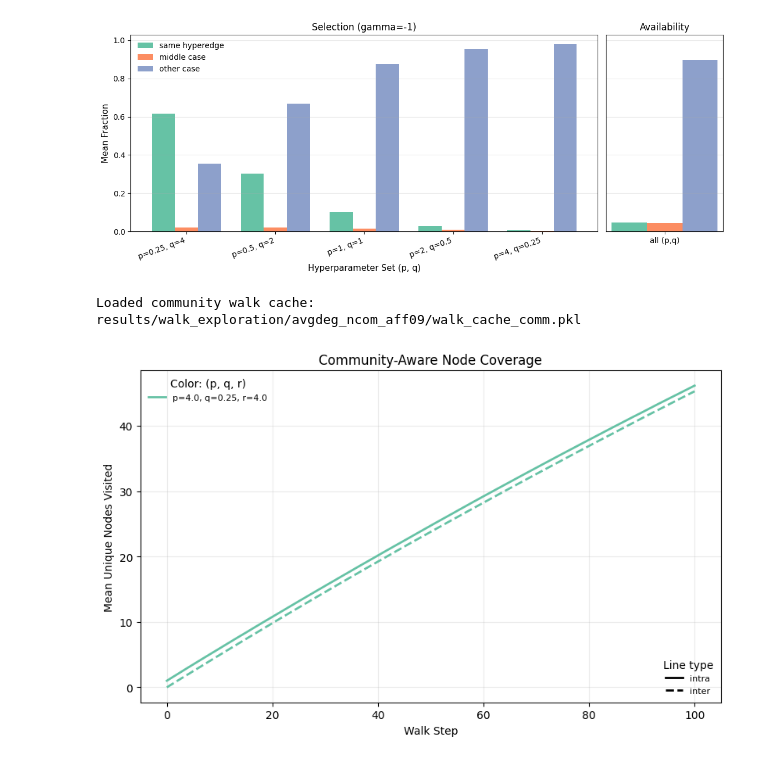
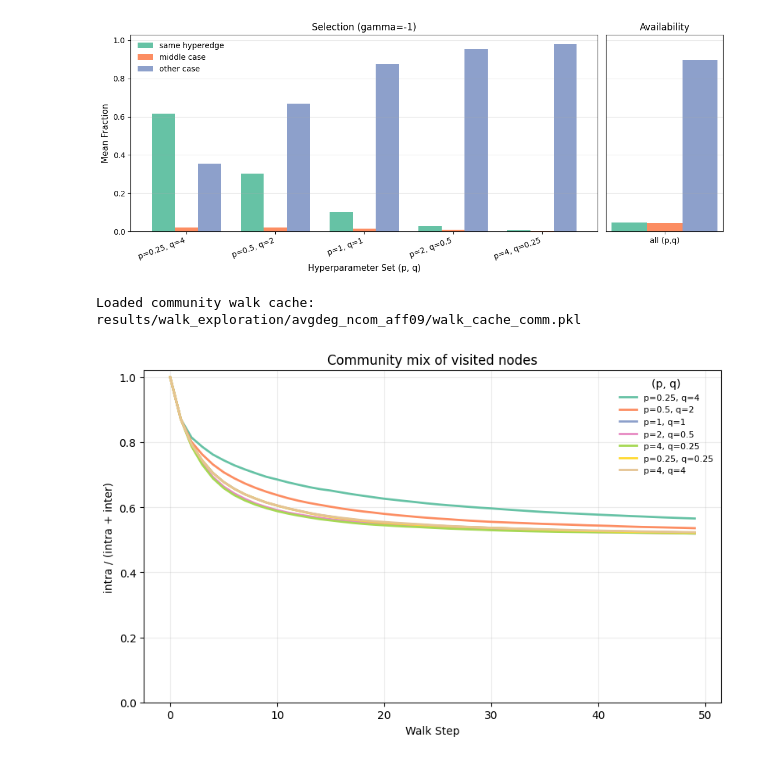
Before and after one commit to aduntslusine/hypergraphs, a Jupyter notebook: 4_walk_exploration.ipynb, the cells around one changed output. Drawn from its saved outputs; the diff is of its cells as text; code cells hidden in the pictures.

Commit message:
updating the figures

```diff
--- a/4_walk_exploration.ipynb
+++ b/4_walk_exploration.ipynb
@@ -261,8 +261,10 @@ Hs_avgdeg20 = [H for H, _ in [generate_hypergraph_with_labels(
     base_seed + i, n_communities, n_nodes, w, avg_deg_target, max_hye_size
     ) for i in range(n_graphs)]]
 
+n_graphs_comm = 5
 
-n_graphs_comm = 5
+avg_deg_target = 10
+max_hye_size = 15
 
 n_communities = 2
 between = 0.9
@@ -276,15 +278,14 @@ Hs_y_ncom_aff09 = [generate_hypergraph_with_labels(
     base_seed + i, n_communities, n_nodes, w, avg_deg_target, max_hye_size
     ) for i in range(n_graphs_comm)]
 
-n_communities = 3
-between = 0.7
+between = 0.6
 within = 1 - between
 w = np.array([
     [between, within],
     [within, between]
 ])
 
-Hs_y_ncom_aff05 = [generate_hypergraph_with_labels(
+Hs_y_ncom_aff06 = [generate_hypergraph_with_labels(
     base_seed + i, n_communities, n_nodes, w, avg_deg_target, max_hye_size
     ) for i in range(n_graphs_comm)]
 
@@ -296,5 +297,5 @@ results_5_dir = Path("results") / "walk_exploration" / f"avgdeg_5"
 results_20_dir = Path("results") / "walk_exploration" / f"avgdeg_20"
 results_comm_dir = Path("results") / "walk_exploration" / f"avgdeg_comm"
 results_ncom_aff09_dir = Path("results") / "walk_exploration" / f"avgdeg_ncom_aff09"
-results_ncom_aff05_dir = Path("results") / "walk_exploration" / f"avgdeg_ncom_aff05"
+results_ncom_aff06_dir = Path("results") / "walk_exploration" / f"avgdeg_ncom_aff06"
 # %% [output]
@@ -710,63 +737,54 @@ plt.show()
 # Community-aware node coverage over walk steps (from cached walks)
 
 # pq_grid_mix = [(0.25, 4.0), (0.5, 2.0), (1.0, 1.0), (2.0, 0.5), (4.0, 0.25)]
-pqr_grid_mix = [
-    (0.25, 4.0, 0.25),  # local hyperedge, local node
-    (0.25, 4.0, 4.0),   # local hyperedge, exploratory node
-    (1.0,  1.0, 1.0),   # neutral baseline
-    (4.0,  0.25, 0.25), # exploratory hyperedge, local node
-    (4.0,  0.25, 4.0),  # exploratory hyperedge, exploratory node
+pq_grid = [
+    (0.25, 4),
+    (0.5, 2),
+    (1, 1),
+    (2, 0.5),
+    (4, 0.25),
+    (0.25, 0.25),
+    (4, 4)
 ]
 
 colors = plt.get_cmap("Set2").colors
 
+results_comm_dir = results_ncom_aff09_dir
 # Load community cache if needed
-walk_cache_comm_path = results_ncom_aff09_dir / "walk_cache_comm.pkl"
+walk_cache_comm_path = results_comm_dir / "walk_cache_comm.pkl"
 with open(walk_cache_comm_path, "rb") as f:
     walk_cache_comm = pickle.load(f)
 print(f"Loaded community walk cache: {walk_cache_comm_path}")
 
 n_graphs_comm = len(Hs_y_ncom_aff09)
 
 gamma_val = -1.0
 fig, ax = plt.subplots(1, 1, figsize=(8.2, 5.2))
 
-from matplotlib.lines import Line2D
-
-for i, (p_i, q_i, r_i) in enumerate(pqr_grid_mix):
-    intra_curves = [walk_cache_comm[(gamma_val, p_i, q_i, r_i, g)]["intra"] for g in range(n_graphs_comm)]
-    inter_curves = [walk_cache_comm[(gamma_val, p_i, q_i, r_i, g)]["inter"] for g in range(n_graphs_comm)]
+n_steps_toplot = 50
+for i, (p_i, q_i) in enumerate(pq_grid):
+    intra_curves = [walk_cache_comm[(gamma_val, p_i, q_i, g)]["intra"][:n_steps_toplot] for g in range(n_graphs_comm)]
+    inter_curves = [walk_cache_comm[(gamma_val, p_i, q_i, g)]["inter"][:n_steps_toplot] for g in range(n_graphs_comm)]
 
     mean_intra = np.vstack(intra_curves).mean(axis=0)
     mean_inter = np.vstack(inter_curves).mean(axis=0)
+    total = mean_intra + mean_inter
+    ratio = np.divide(mean_intra, total, out=np.zeros_like(mean_intra), where=total > 0)
 
-    steps = np.arange(len(mean_intra))
+    steps = np.arange(len(ratio))
     c = colors[i % len(colors)]
-
-    ax.plot(steps, mean_intra, color=c, lw=2, linestyle="-")
-    ax.plot(steps, mean_inter, color=c, lw=2, linestyle="--")
+    ax.plot(steps, ratio, color=c, lw=2, label=f"p={p_i}, q={q_i}")
 
 ax.set_xlabel("Walk Step")
-ax.set_ylabel("Mean Unique Nodes Visited")
-ax.set_title("Community-Aware Node Coverage")
+ax.set_ylabel(r"intra / (intra + inter)")
+ax.set_title("Community mix of visited nodes")
+ax.set_ylim(0.0, 1.02)
 ax.grid(alpha=0.25)
-
-color_handles = [
-    Line2D([0], [0], color=colors[i % len(colors)], lw=2, linestyle="-", label=f"p={p_i}, q={q_i}, r={r_i}")
-    for i, (p_i, q_i, r_i) in enumerate(pqr_grid_mix)
-]
-style_handles = [
-    Line2D([0], [0], color="black", lw=2, linestyle="-", label="intra"),
-    Line2D([0], [0], color="black", lw=2, linestyle="--", label="inter"),
-]
-
-leg1 = ax.legend(handles=color_handles, title="Color: (p, q, r)", frameon=False, fontsize=8, loc="upper left")
-ax.add_artist(leg1)
-ax.legend(handles=style_handles, title="Line type", frameon=False, fontsize=8, loc="lower right")
+ax.legend(frameon=False, fontsize=8, title="(p, q)", loc="best")
 
 fig.tight_layout()
 fig.savefig(results_comm_dir / "community_aware_node_coverage.png", dpi=300, bbox_inches="tight")
 plt.show()
 # %% [output]
 Loaded community walk cache: results/walk_exploration/avgdeg_ncom_aff09/walk_cache_comm.pkl
-[figure, old version]
+[figure, new version]
```
Also changed, not shown: parts of 5 cells of this notebook, 7 other files.
